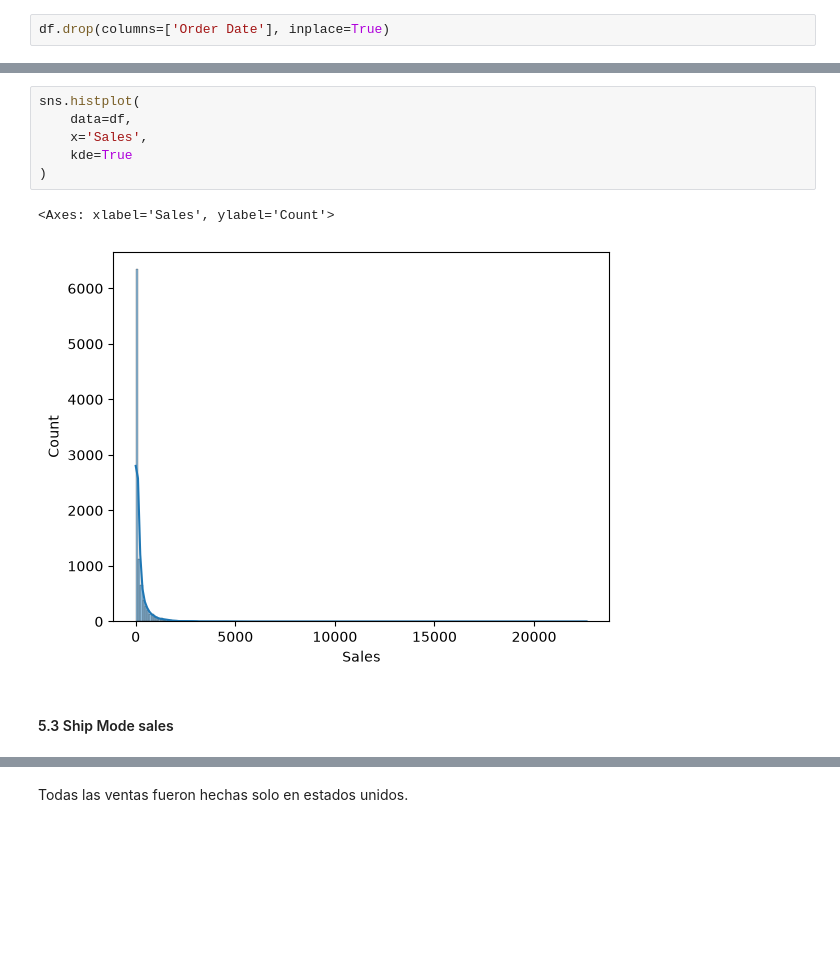
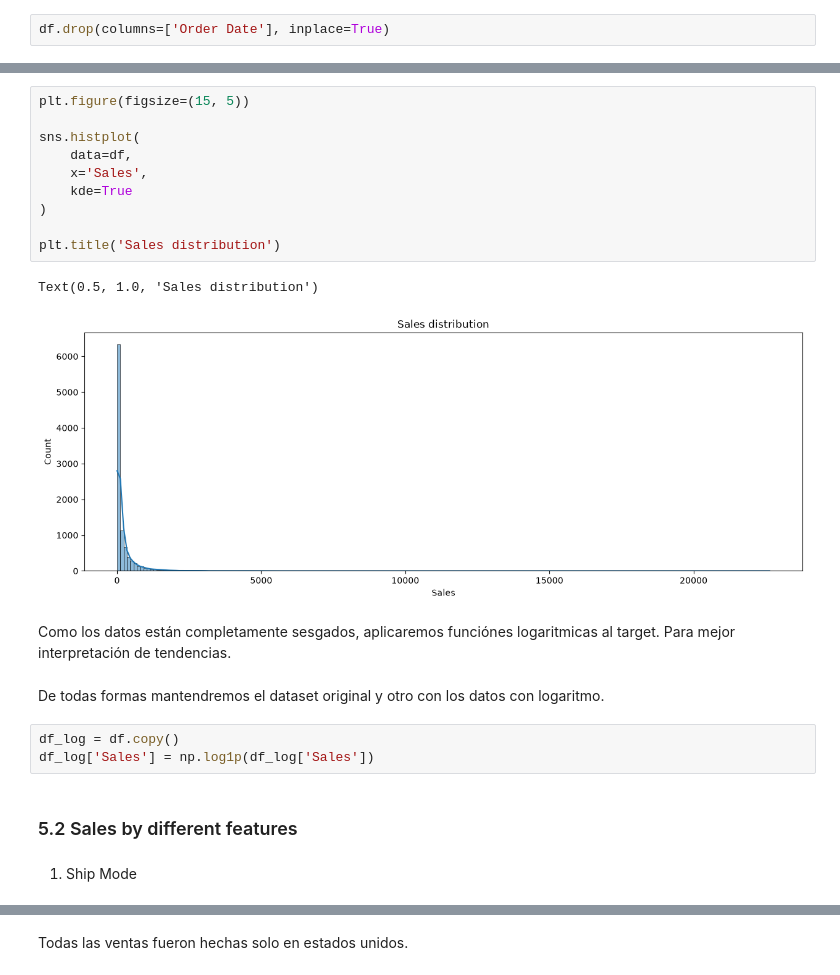
Before and after one commit to charligram/1_analisis_ventas, a Jupyter notebook: notebooks/01_EDA.ipynb, the cells around one changed output, grey strips where cells are left out. Cells and saved outputs as stored; diff of their text form; blank space fills up the shorter version.

```diff
--- a/notebooks/01_EDA.ipynb
+++ b/notebooks/01_EDA.ipynb
@@ -196,12 +190,25 @@ Veremos como los datos están completamente sesgados, con casi todas las ventas
 # %%
+plt.figure(figsize=(15, 5))
+
 sns.histplot(
     data=df,
     x='Sales',
     kde=True
 )
+
+plt.title('Sales distribution')
 # %% [output]
-<Axes: xlabel='Sales', ylabel='Count'>
+Text(0.5, 1.0, 'Sales distribution')
-[figure, old version]
+[figure, new version]
+# %% [markdown]
+Como los datos están completamente sesgados, aplicaremos funciónes logaritmicas al target. Para mejor interpretación de tendencias.
+# %% [markdown]
+De todas formas mantendremos el dataset original y otro con los datos con logaritmo.
+# %%
+df_log = df.copy()
+df_log['Sales'] = np.log1p(df_log['Sales'])
 # %% [markdown]
-#### 5.3 Ship Mode sales
+### 5.2 Sales by different features
+# %% [markdown]
+1. Ship Mode
 # %%
```
Also changed, not shown: parts of 79 cells of this notebook.
